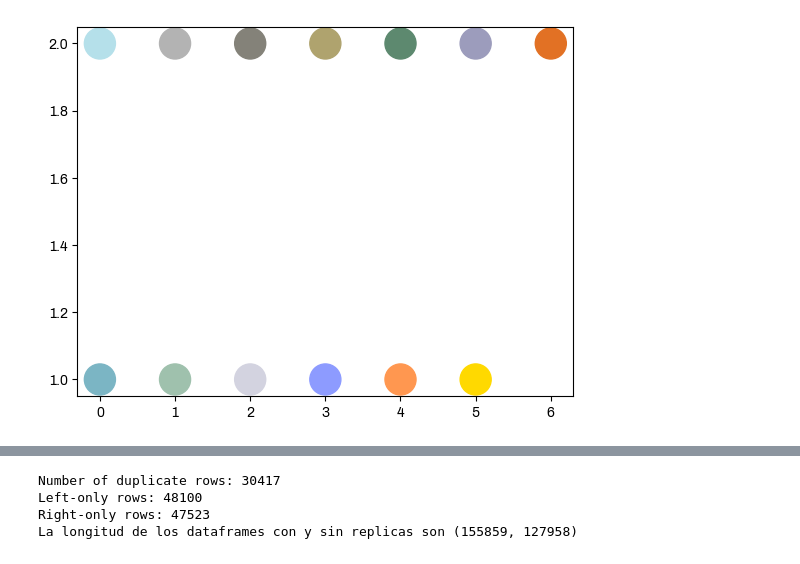
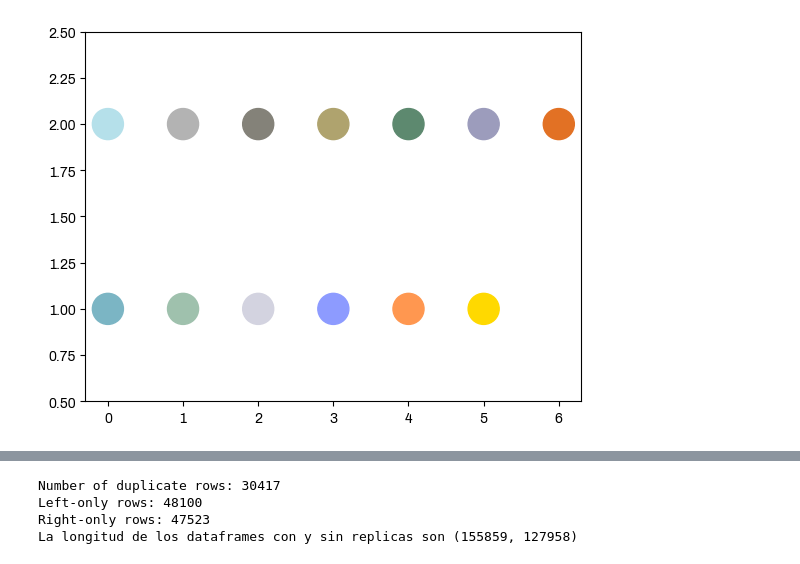
Before and after one commit to datos-Fundar/indice-mercado-trabajo-ingresos, a Jupyter notebook: scripts/04_chequeo_EPH.ipynb, the cells around one changed output, grey strips where cells are left out. Drawn from its saved outputs; the diff is of its cells as text; code cells hidden in the pictures.

```diff
--- a/scripts/04_chequeo_EPH.ipynb
+++ b/scripts/04_chequeo_EPH.ipynb
@@ -29,19 +29,20 @@ fundar_black = '#151515'
 # %%
 import matplotlib.colors as mcolors
 
 rgba_colors = [mcolors.to_rgba(color) for color in fundar_colores_primarios]
 x = np.arange(len(fundar_colores_primarios))
 y = [1]*len(fundar_colores_primarios)
 plt.scatter(x, y, s=500, color=rgba_colors)
 
 rgba_colors = [mcolors.to_rgba(color) for color in fundar_colores_secundarios]
 x = np.arange(len(fundar_colores_secundarios))
 y = [2]*len(fundar_colores_secundarios)
 plt.scatter(x, y, s=500, color=rgba_colors)
+plt.ylim([.5, 2.5])
 
 plt.show()
 # %% [output]
-[figure, old version]
+[figure, new version]
 # %%
 pathdata = '/home/daniu/Documentos/fundar/indice-mercado-trabajo-ingresos/'
 pathdata = '/Users/danielarisaro/Documents/fundar/indice-mercado-trabajo-ingresos/'
```
Also changed, not shown: parts of 24 cells of this notebook, 11 other files.
